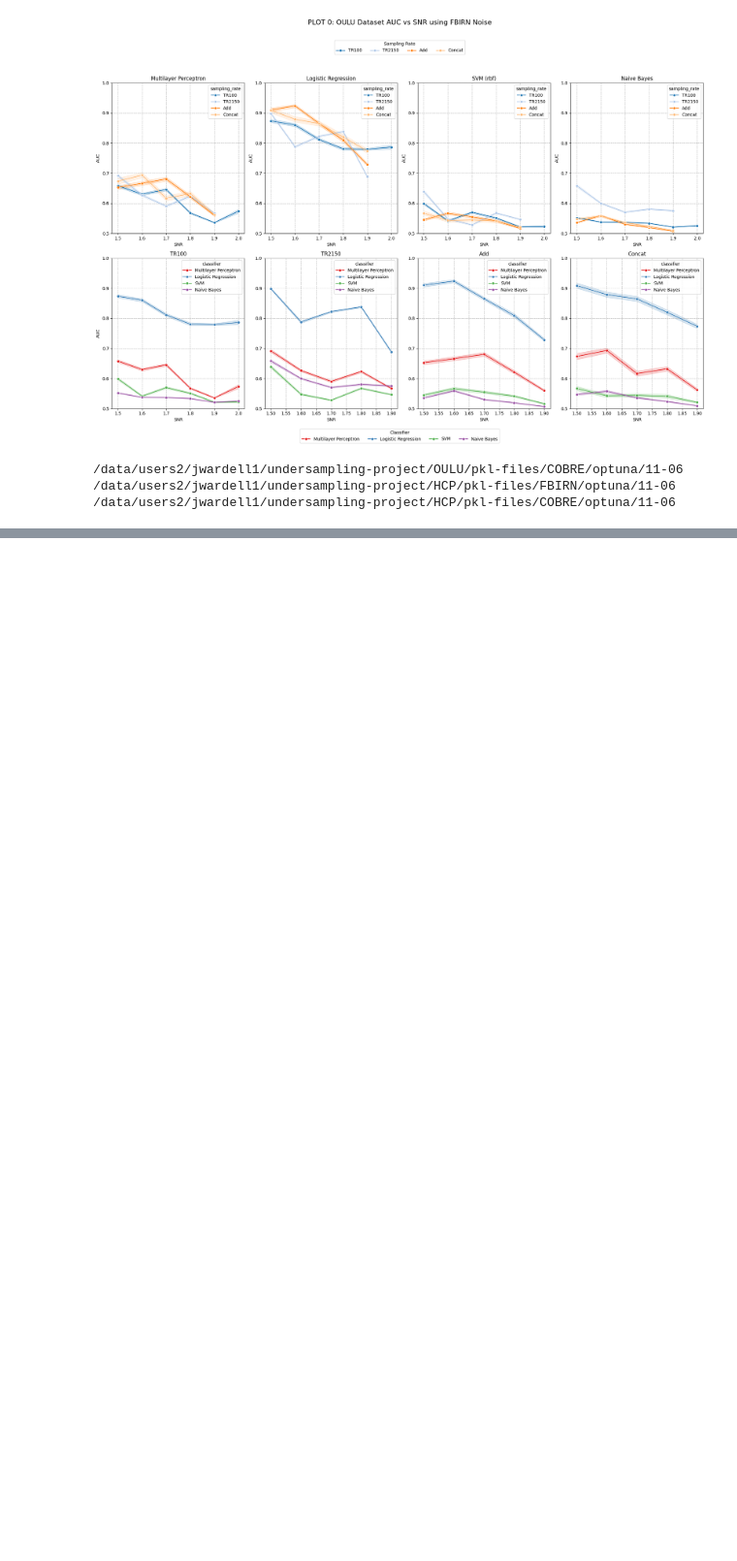
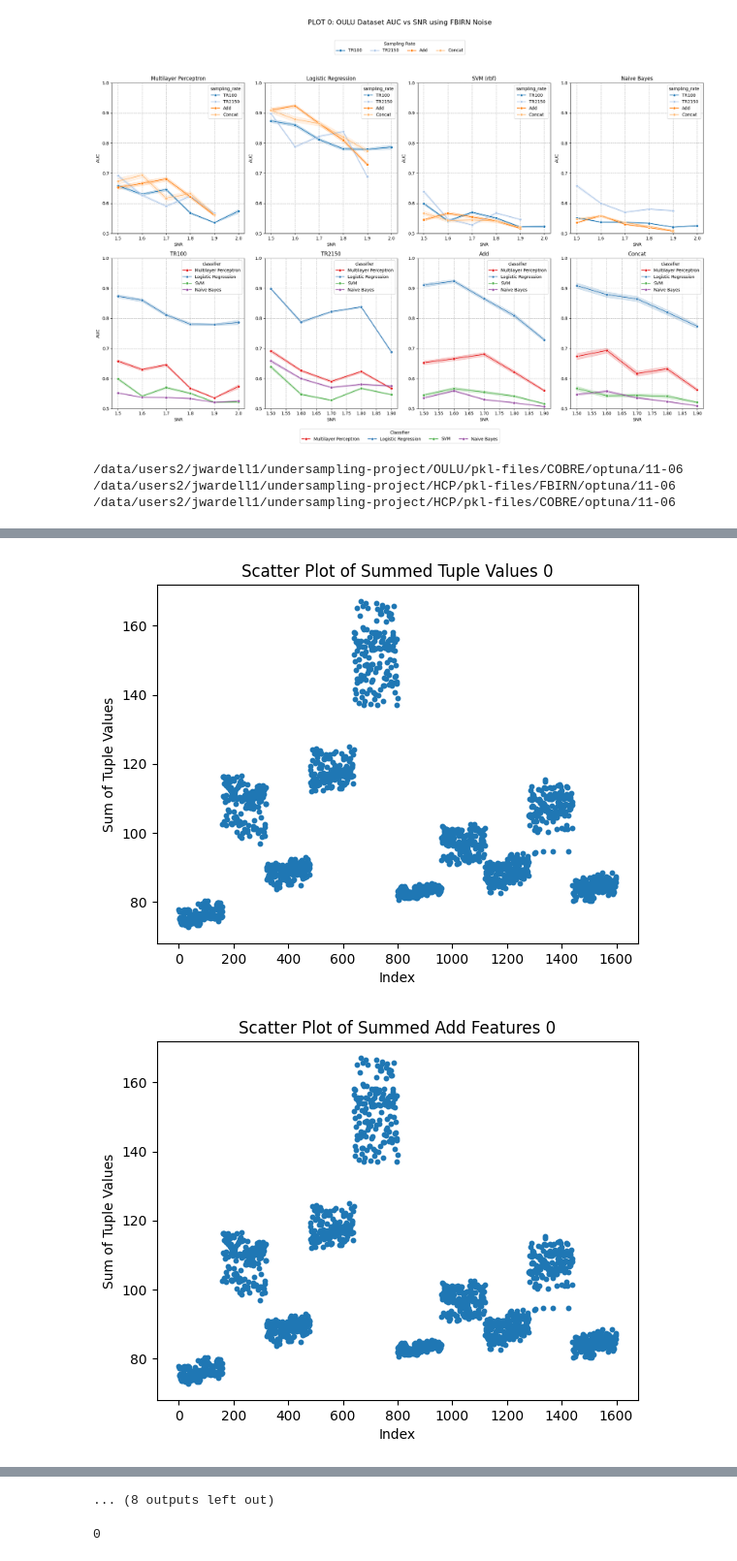
Before and after one commit to neuroneural/undersampling-project, a Jupyter notebook: scripts/plot.ipynb, the cells around one changed output, grey strips where cells are left out. Shown at 97% size. Drawn from its saved outputs; the diff is of its cells as text; code cells hidden in the pictures; blank space fills up the shorter version.

```diff
--- a/scripts/plot.ipynb
+++ b/scripts/plot.ipynb
@@ -460,0 +436,63 @@ for i in range(5):
+# %%
+for i in range(5):
+    all_data = load_timecourses(signal_data, data_params)
+
+    data_df = pd.DataFrame(all_data)
+
+    sr1_data, sr2_data, add_data, concat_data = perform_windowing(data_df)
+
+
+    sr1_df = pd.DataFrame(sr1_data)
+    sr2_df = pd.DataFrame(sr2_data)
+
+    window_pairs, class_labels, group_labels = create_window_pairs(sr1_df, sr2_df)
+    windows_sh, class_sh, group_sh = shuffle_windows(window_pairs, class_labels, group_labels)
+
+    windows_st, class_st, group_st = take_first_n_windows(windows_sh, class_sh, group_sh)
+
+
+
+    X_add, y_add, group_add = get_combined_features(windows_st, class_st, group_st, type='add')
+    X_concat, y_concat, group_concat = get_combined_features(windows_st, class_st, group_st, type='concat')
+
+
+    summed_values = np.array([np.sum(tup[0]) + np.sum(tup[1]) for tup in windows_st])
+    x_axis = np.arange(len(summed_values))
+    plt.scatter(x_axis, summed_values, s=10)
+    plt.title(f"Scatter Plot of Summed Tuple Values {i}")
+    plt.xlabel("Index")
+    plt.ylabel("Sum of Tuple Values")
+    plt.show()
+
+    plt.clf()
+
+
+    summed_values = np.array([np.sum(element) for element in X_add])
+    x_axis = np.arange(len(summed_values))
+    plt.scatter(x_axis, summed_values, s=10)
+    plt.title(f"Scatter Plot of Summed Add Features {i}")
+    plt.xlabel("Index")
+    plt.ylabel("Sum of Tuple Values")
+    plt.show()
+
+
+
+    plt.clf()
+
+
+    le = LabelEncoder()
+    group_st = le.fit_transform(group_st)
+    plt.hist(group_st)
+    plt.title(f'Subject distribution {i}')
+    plt.show()
+
+    plt.clf()
+
+    le = LabelEncoder()
+    class_st = le.fit_transform(class_st)
+    plt.hist(class_st)
+    plt.title(f'Class distribution {i}')
+    plt.show()
+# %% [output]
+[figure, added]
+[figure, added]
@@ -460,0 +509,5 @@ for i in range(5):
+... (8 outputs left out)
+# %%
+len(windows_st)
+# %% [output]
+0
```
Also changed, not shown: parts of 8 cells of this notebook, 3 other files.
